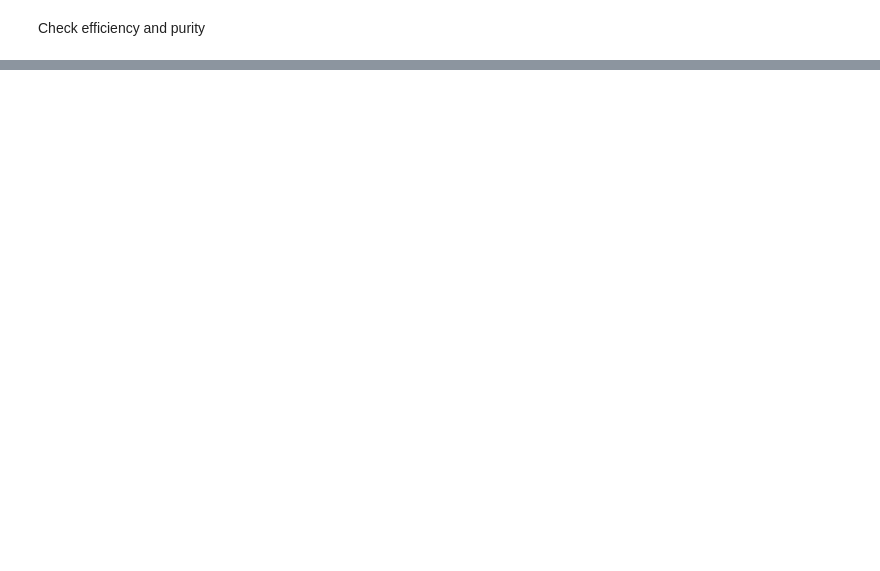
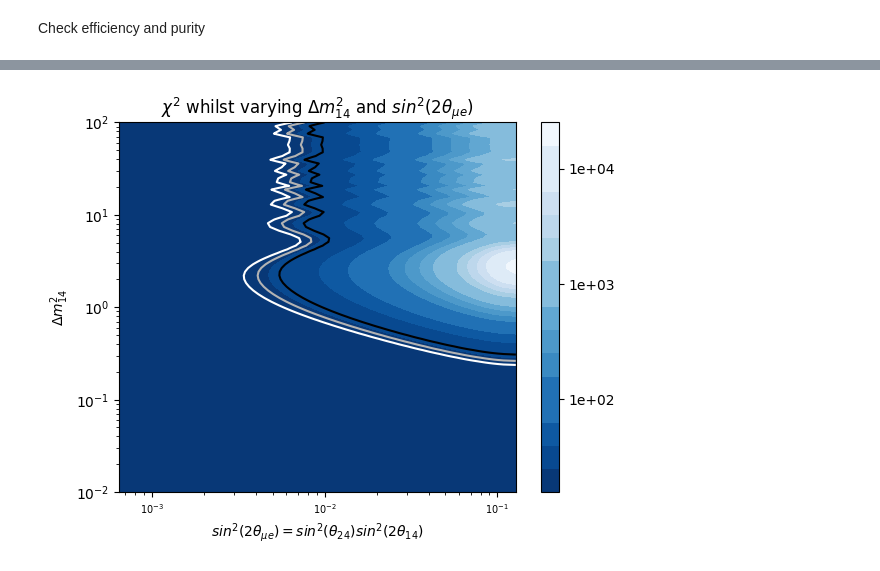
Before and after one commit to fredrikshaw/UOMLabs, a Jupyter notebook: MainAnalysis_template.ipynb, the cells around one changed output, grey strips where cells are left out. Drawn from its saved outputs; the diff is of its cells as text; code cells hidden in the pictures; blank space fills up the shorter version.

```diff
--- a/MainAnalysis_template.ipynb
+++ b/MainAnalysis_template.ipynb
@@ -951,0 +942,8 @@ Total purity: - 0.772250873398769
+# %%
+# oscillate MC wrt to true data
+min_chi_vals = find_min_chi(MC_EXT_CUT, data_heights, [0.02, 5])
+print(min_chi_vals)
+min_chi = chi_from_params(MC_EXT_CUT, data_heights, min_chi_vals[1], min_chi_vals[0])
+print("Chi squared: " + str(min_chi))
+min_red_chi = chi_from_params(MC_EXT_CUT, data_heights, min_chi_vals[1], min_chi_vals[0], reduced=True)
+print('Reduced Chi squared: ' + str(min_red_chi))
@@ -951,0 +958,12 @@ Total purity: - 0.772250873398769
+# %%
+# Produce your new oscillation parameter, which should be sin^2(2*theta_ue)
+# contourf application
+fig = plt.figure()
+ax = fig.subplots()
+ax, cp, contours = plot_chi(MC_EXT_CUT, data_heights, [0,0], min_chi, ax,
+                            return_contours=True, sigma_err=False, sterile_approx=True, log_axes=True,
+                            override_lims=[np.logspace(-2, 0, 200), np.logspace(-2, 2, 100)])
+fig.colorbar(cp, format='%.e', ticks=ticker.LogLocator(base=10))
+plt.show()
+# %% [output]
+[figure, added]
```
Also changed, not shown: parts of 31 cells of this notebook, 1 other file.
